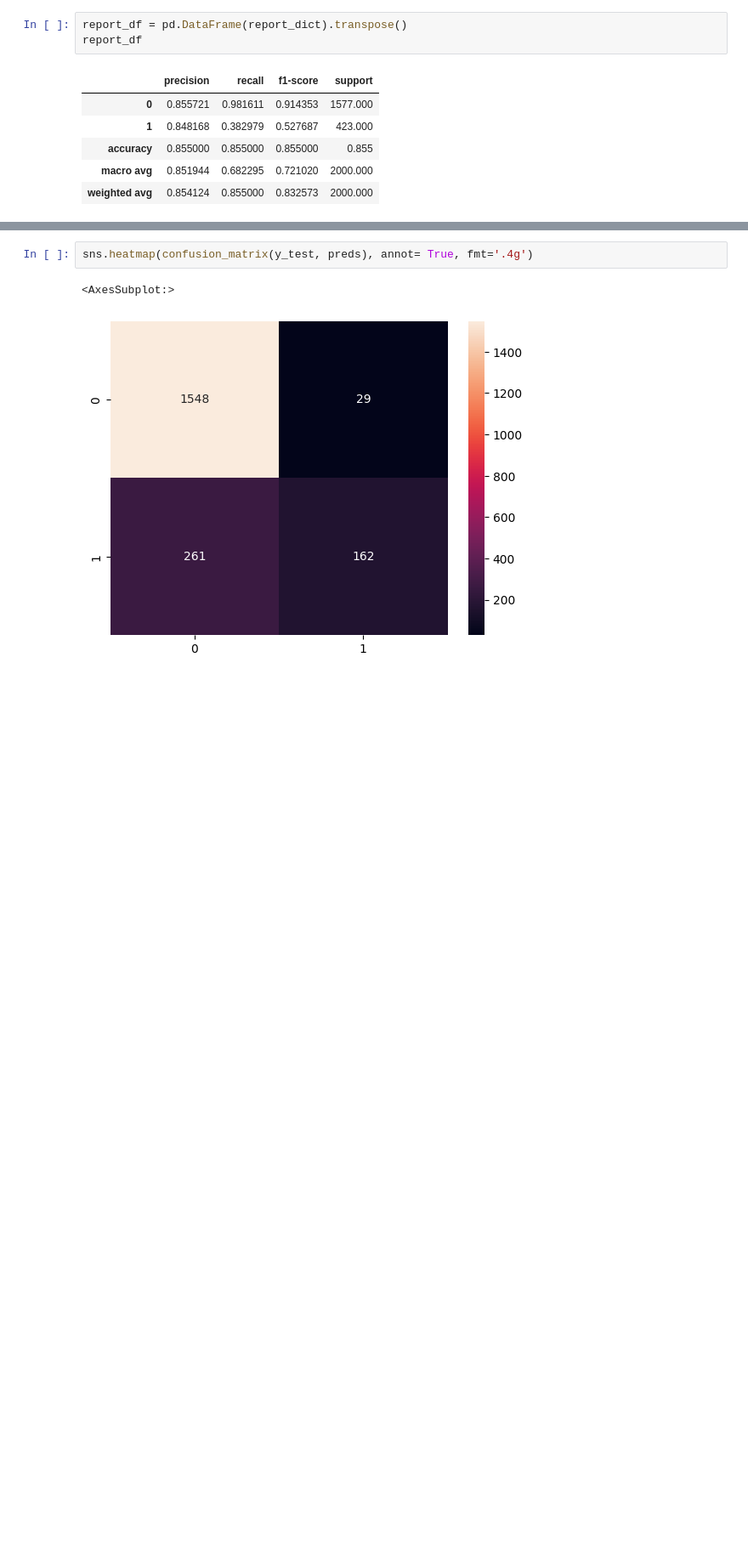
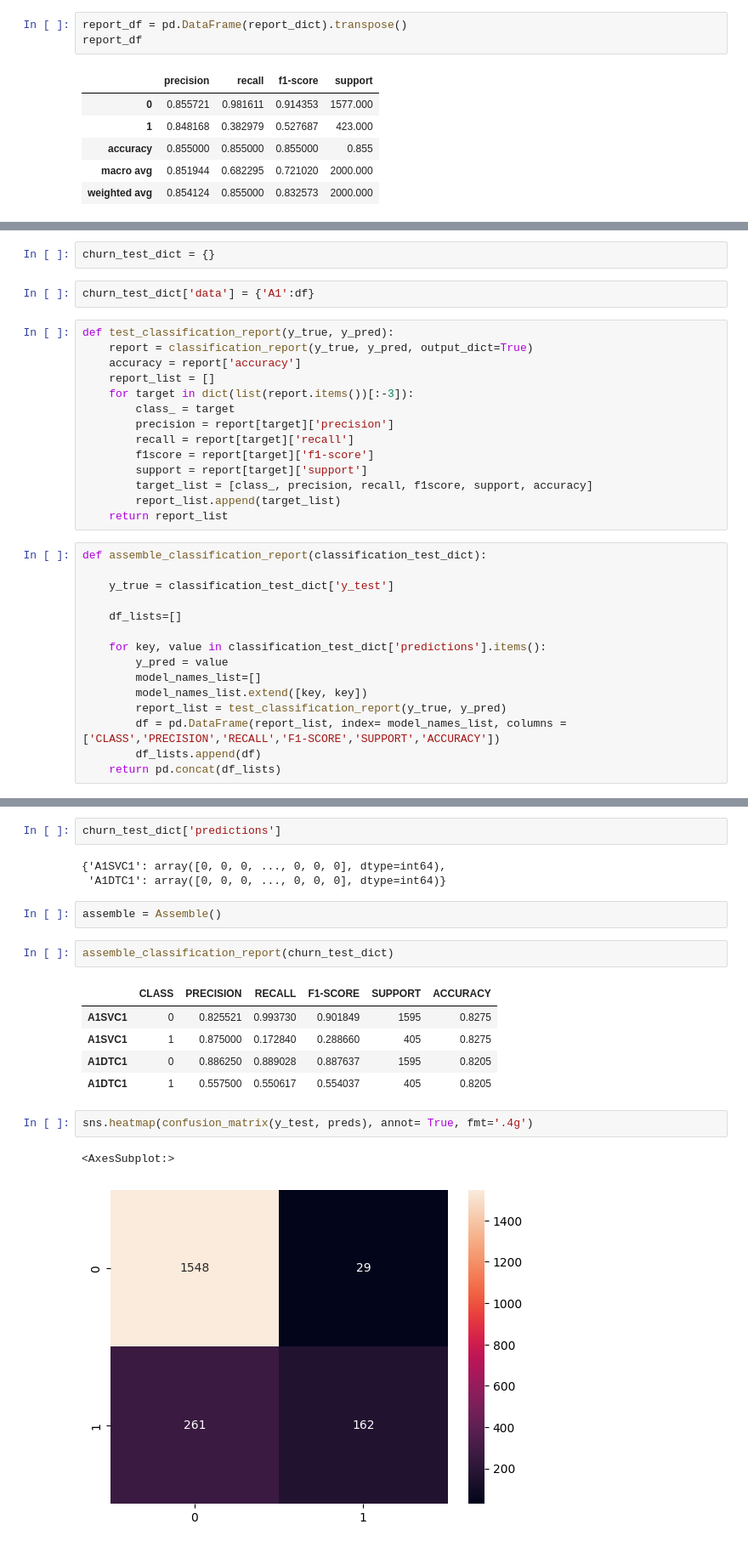
Before and after one commit to enisbaskapan/SupervisedLearning, a Jupyter notebook: Churn-EDA.ipynb, the cells around one changed output, grey strips where cells are left out. Shown: that part at 85% size. Saved outputs shown, nothing was run; the diff lists cells and outputs as text; blank space fills up the shorter version.

```diff
--- a/Churn-EDA.ipynb
+++ b/Churn-EDA.ipynb
@@ -227,0 +237,33 @@ weighted avg       0.85      0.85      0.83      2000
+# %%
+churn_test_dict = {}
+# %%
+churn_test_dict['data'] = {'A1':df}
+# %%
+def test_classification_report(y_true, y_pred):
+    report = classification_report(y_true, y_pred, output_dict=True)
+    accuracy = report['accuracy']
+    report_list = []
+    for target in dict(list(report.items())[:-3]):
+        class_ = target
+        precision = report[target]['precision']
+        recall = report[target]['recall']
+        f1score = report[target]['f1-score']
+        support = report[target]['support']
+        target_list = [class_, precision, recall, f1score, support, accuracy]
+        report_list.append(target_list)
+    return report_list
+# %%
+def assemble_classification_report(classification_test_dict):
+
+    y_true = classification_test_dict['y_test']
+
+    df_lists=[]
+
+    for key, value in classification_test_dict['predictions'].items():
+        y_pred = value
+        model_names_list=[]
+        model_names_list.extend([key, key])
+        report_list = test_classification_report(y_true, y_pred)
+        df = pd.DataFrame(report_list, index= model_names_list, columns = ['CLASS','PRECISION','RECALL','F1-SCORE','SUPPORT','ACCURACY'])
+        df_lists.append(df)
+    return pd.concat(df_lists)
@@ -228,3 +349,18 @@ weighted avg       0.85      0.85      0.83      2000
+# %%
+churn_test_dict['predictions']
+# %% [output]
+{'A1SVC1': array([0, 0, 0, ..., 0, 0, 0], dtype=int64),
+ 'A1DTC1': array([0, 0, 0, ..., 0, 0, 0], dtype=int64)}
+# %%
+assemble = Assemble()
+# %%
+assemble_classification_report(churn_test_dict)
+# %% [output]
+|  | CLASS | PRECISION | RECALL | F1-SCORE | SUPPORT | ACCURACY |
+| A1SVC1 | 0 | 0.825521 | 0.993730 | 0.901849 | 1595 | 0.8275 |
+| A1SVC1 | 1 | 0.875000 | 0.172840 | 0.288660 | 405 | 0.8275 |
+| A1DTC1 | 0 | 0.886250 | 0.889028 | 0.887637 | 1595 | 0.8205 |
+| A1DTC1 | 1 | 0.557500 | 0.550617 | 0.554037 | 405 | 0.8205 |
 # %%
 sns.heatmap(confusion_matrix(y_test, preds), annot= True, fmt='.4g')
 # %% [output]
```
Also changed, not shown: parts of 24 cells of this notebook, 2 other files.
